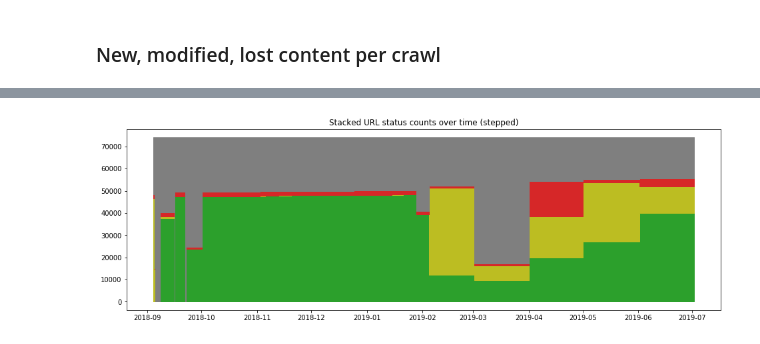
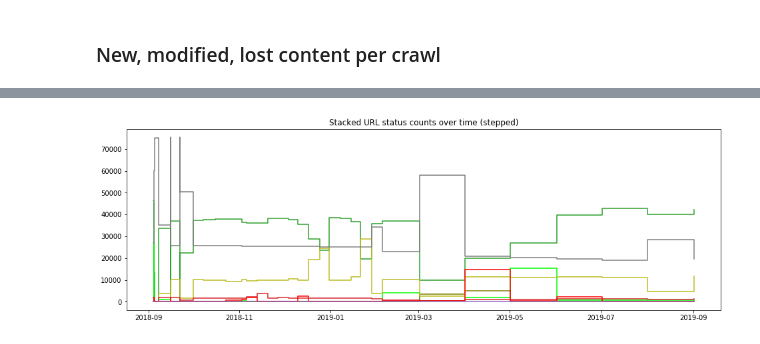
Before and after one commit to bio-linker/linkrot-contentdrift-figures, a Jupyter notebook: Build Figures.ipynb, the cells around one changed output, grey strips where cells are left out. Drawn from its saved outputs; the diff is of its cells as text; code cells hidden in the pictures.

Commit message:
Analysis and figures

```diff
--- a/Build Figures.ipynb
+++ b/Build Figures.ipynb
@@ -284,19 +371,7 @@ col_hex = {
     "olive"         : "#808000"
 }
 
-# Using X.name since using X wasn't working (can't use enums as keys?)
-# status_color = { k : col_hex[v] for k, v in {
-#     Status.UNKNOWN.name             : "gray",
-#     Status.FIRST_CONTENT.name       : "bright green",
-#     Status.SAME_CONTENT.name        : "green",
-#     Status.CHANGED_CONTENT.name     : "yellow",
-#     Status.BECAME_UNRESOLVED.name   : "bright red",
-#     Status.STILL_UNRESOLVED.name    : "red",
-#     Status.ERROR.name               : "purple",
-
-# }.items()}
-
-fig_df = status_crawl_totals_df[[
+fig_df = crawl_status_totals_df[[
     Status.SAME_CONTENT,
     Status.FIRST_CONTENT,
     Status.OLD_CONTENT,
@@ -342,13 +396,0 @@ list(urlLifetimes.values())[41111].statuses
-# %%
-%%time
-
-crawl_status_totals_df = pd.DataFrame(
-    index   = [x for x in Status],
-    columns = [datetime.datetime.strptime(str(x[1]), "%Y-%m-%dT%H:%M:%S.%fZ") for x in crawlDates],
-    data    = 0,
-    dtype   = int
-)
-
-for _, lifetime in urlLifetimes.items():
-    for i, status in enumerate(lifetime.statuses):
-        crawl_status_totals_df.iloc[status.value][i] += 1
@@ -417,19 +419,12 @@ for i in range(0, n):
 # %%
-fig_df = status_counts_df
-
 # Make figure
 fig = plt.figure(figsize=(16, 5))
 ax = fig.add_subplot(111, title="Stacked URL status counts over time (stepped)")
 
-# Fill in space between lines
-x = fig_df.index.append(pd.Index([datetime.datetime.now()]))
-y1 = pd.Series({ q : 0 for q in x })
-
-columns = status_counts_df.columns
-n = len(columns)
-for i in range(0, n):
-    y2 = y1 + fig_df[columns[i]] + 0
-    ax.fill_between(x, y1, y2, step="post", color=status_color_map[i])
-    y1 = y2
+# Draw stepped lines
+x = fig_df.index
+for status in fig_df.columns:
+    y = fig_df[status]
+    plt.step(x, y, where="post", color=col_hex[status_colors[status]])
 # %% [output]
-[figure, old version]
+[figure, new version]
```
Also changed, not shown: parts of 47 cells of this notebook.
